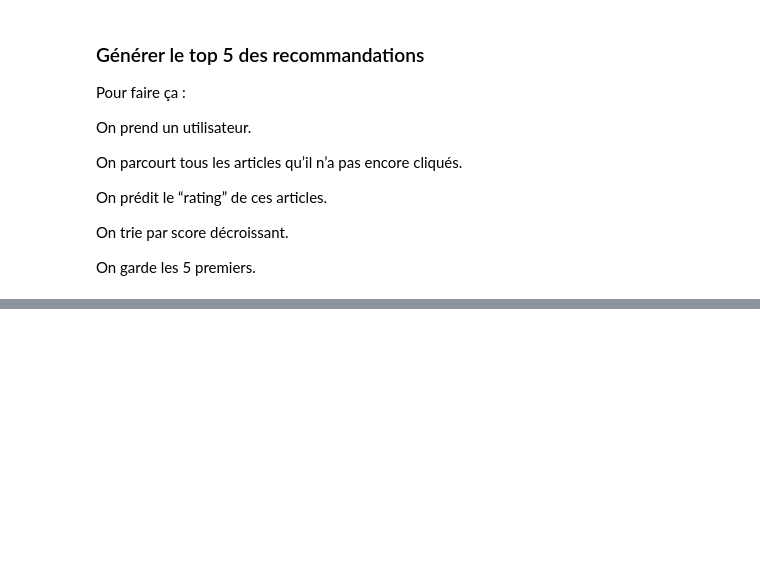
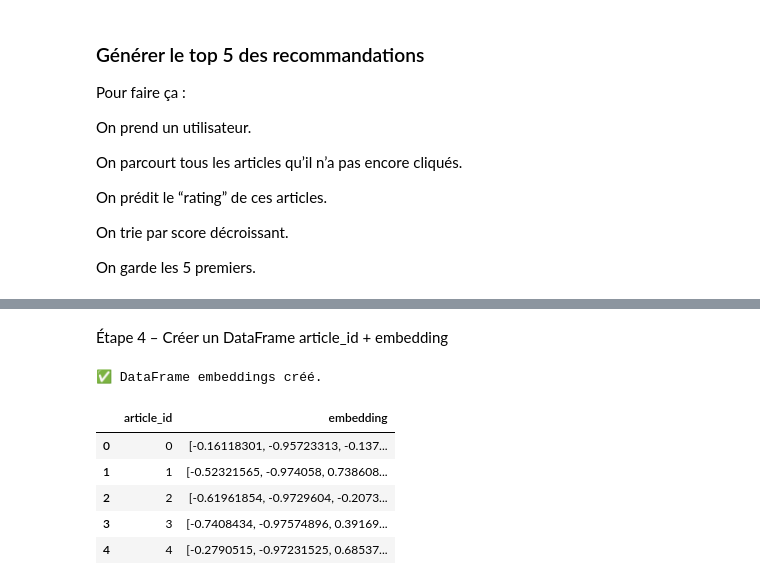
Before and after one commit to LukasClave06/reco_openclassroom, a Jupyter notebook: notebooks/analyse_explo_et_modeles.ipynb, the cells around one changed output, grey strips where cells are left out. Drawn from its saved outputs; the diff is of its cells as text; code cells hidden in the pictures; blank space fills up the shorter version.

```diff
--- a/notebooks/analyse_explo_et_modeles.ipynb
+++ b/notebooks/analyse_explo_et_modeles.ipynb
@@ -327,0 +386,10 @@ SyntaxError: invalid syntax. Perhaps you forgot a comma? (95994066.py, line 1)
+# %%
+# Chemin vers le fichier embeddings
+embeddings_path = "../data/articles_embeddings.pickle"
+
+# Chargement
+with open(embeddings_path, "rb") as f:
+    articles_embeddings = pickle.load(f)
+
+print("✅ Embeddings chargés.")
+print("Shape de la matrice embeddings :", articles_embeddings.shape)
@@ -327,0 +417,19 @@ SyntaxError: invalid syntax. Perhaps you forgot a comma? (95994066.py, line 1)
+# %% [markdown]
+Étape 4 – Créer un DataFrame article_id + embedding
+# %%
+# Création d'une DataFrame avec article_id et embeddings
+df_embeddings = pd.DataFrame({
+    "article_id": df_articles["article_id"].astype(int),
+    "embedding": list(articles_embeddings)
+})
+
+print("✅ DataFrame embeddings créé.")
+df_embeddings.head()
+# %% [output]
+✅ DataFrame embeddings créé.
+|  | article_id | embedding |
+| 0 | 0 | [-0.16118301, -0.95723313, -0.137... |
+| 1 | 1 | [-0.52321565, -0.974058, 0.738608... |
+| 2 | 2 | [-0.61961854, -0.9729604, -0.2073... |
+| 3 | 3 | [-0.7408434, -0.97574896, 0.39169... |
+| 4 | 4 | [-0.2790515, -0.97231525, 0.68537... |
```
Also changed, not shown: parts of 21 cells of this notebook, 4 other files.
